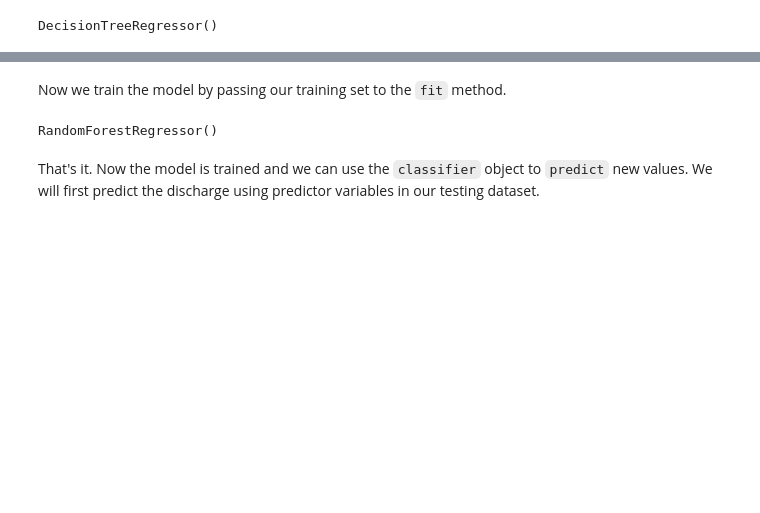
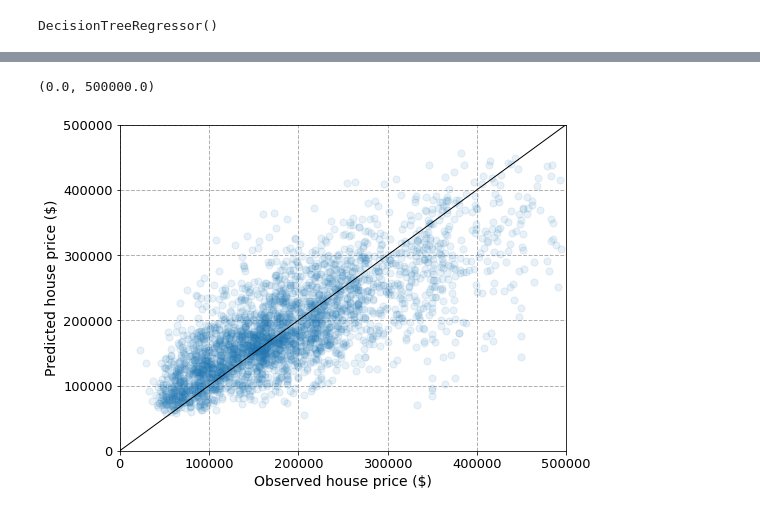
Before and after one commit to JohnnyRyan1/geospatial-data-science, a Jupyter notebook: lectures/lecture5/lecture-5.ipynb, the cells around one changed output, grey strips where cells are left out. Cells and saved outputs as stored; diff of their text form; code cells hidden in the pictures; blank space fills up the shorter version.

```diff
--- a/lectures/lecture5/lecture-5.ipynb
+++ b/lectures/lecture5/lecture-5.ipynb
@@ -326,3 +431,9 @@ GridSearchCV(cv=5, estimator=RandomForestRegressor(),
 # %%
-grid_search.best_params_
+# Predict test labels predictions
+predictions = forest_reg.predict(X_test)
+
+# Compute mean-squared-error
+final_mse = mean_squared_error(y_test , predictions)
+final_rmse = np.sqrt(final_mse)
+final_rmse
 # %% [output]
@@ -355,7 +440,0 @@ for mean_score, params in zip(cvres["mean_test_score"], cvres["params"]):
-# %%
-final_model = grid_search.best_estimator_
-predictions= final_model.predict(X_test)
-final_mse = mean_squared_error(y_test , predictions)
-final_rmse = np.sqrt(final_mse)
-
-print(final_rmse)
@@ -368,3 +440,0 @@ We will now **train** a machine learning model to predict **max. annual discharg
-# %%
-# Split training and testing data
-X_train, X_test, y_train, y_test = train_test_split(X_scaled, y, test_size=0.2, random_state=42)
@@ -376,12 +441,14 @@ classifier = RandomForestRegressor(n_estimators=100)
-# %% [markdown]
-Now we train the model by passing our training set to the `fit` method.
-# %%
-# Train classifier
-classifier.fit(X_train, y_train)
-# %% [output]
-RandomForestRegressor()
-# %% [markdown]
-That's it. Now the model is trained and we can use the `classifier` object to `predict` new values. We will first predict the discharge using predictor variables in our testing dataset.
-# %%
-# Predict
-predictions = classifier.predict(X_test)
+# %%
+# Plot
+fig, ax = plt.subplots(figsize=(8, 6))
+ax.scatter(y_test, predictions, alpha=0.1, s=50, zorder=2)
+ax.plot([0,500000], [0, 500000], color='k', lw=1, zorder=3)
+ax.set_ylabel('Predicted house price ($)', fontsize=14)
+ax.set_xlabel('Observed house price ($)', fontsize=14)
+ax.tick_params(axis='both', which='major', labelsize=13)
+ax.grid(ls='dashed', lw=1, zorder=1)
+ax.set_ylim(0,500000)
+ax.set_xlim(0,500000)
+# %% [output]
+(0.0, 500000.0)
+[figure, added]
```
Also changed, not shown: parts of 35 cells of this notebook, 9 other files.
